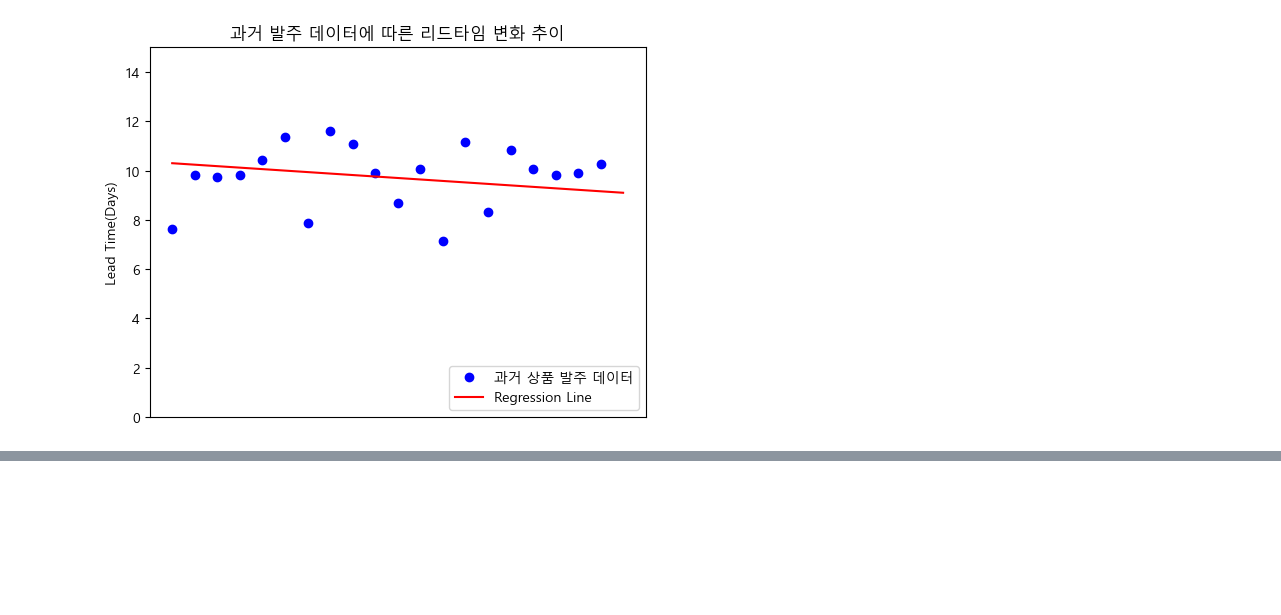
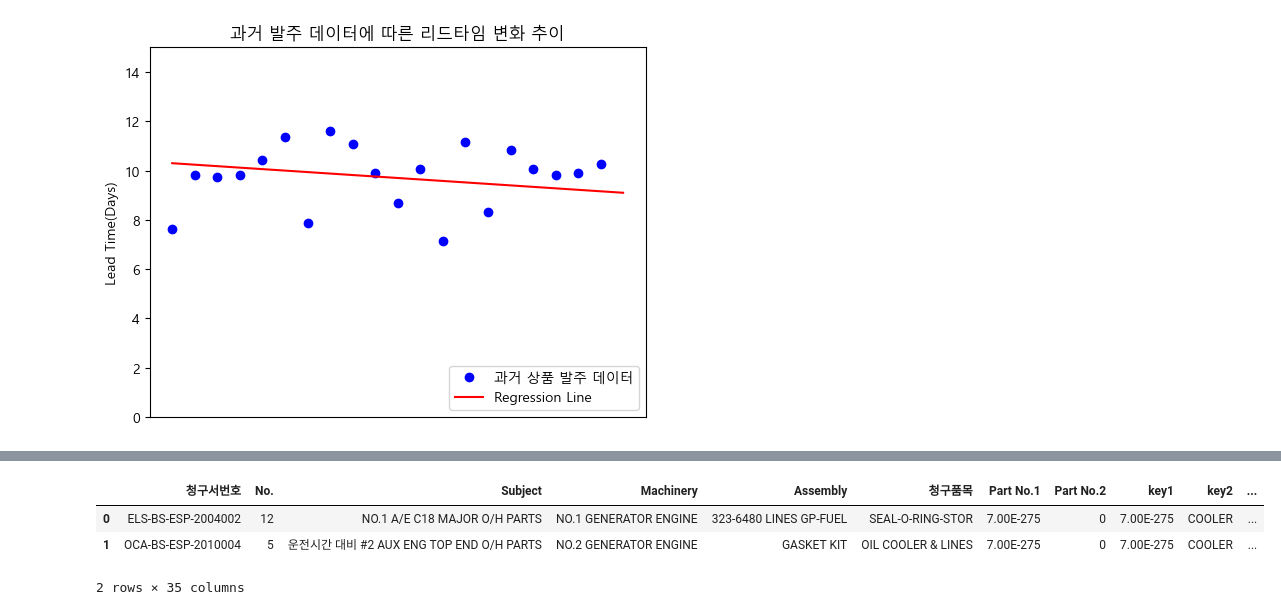
Before and after one commit to hwk44/ShipSupplies, a Jupyter notebook: DA/notebooks/example.ipynb, the cells around one changed output, grey strips where cells are left out. Cells and saved outputs as stored; diff of their text form; code cells hidden in the pictures; blank space fills up the shorter version.

```diff
--- a/DA/notebooks/example.ipynb
+++ b/DA/notebooks/example.ipynb
@@ -23,0 +67,7 @@ plt.show()
+# %%
+df.head(2)
+# %% [output]
+|  | 청구서번호 | No. | Subject | Machinery | Assembly | 청구품목 | Part No.1 | Part No.2 | key1 | key2 | ... |
+| 0 | ELS-BS-ESP-2004002 | 12 | NO.1 A/E C18 MAJOR O/H PARTS | NO.1 GENERATOR ENGINE | 323-6480 LINES GP-FUEL | SEAL-O-RING-STOR | 7.00E-275 | 0 | 7.00E-275 | COOLER | ... |
+| 1 | OCA-BS-ESP-2010004 | 5 | 운전시간 대비 #2 AUX ENG TOP END O/H PARTS | NO.2 GENERATOR ENGINE | GASKET KIT | OIL COOLER & LINES | 7.00E-275 | 0 | 7.00E-275 | COOLER | ... |
+2 rows × 35 columns
```
Also changed, not shown: parts of 7 cells of this notebook, 3 other files.
